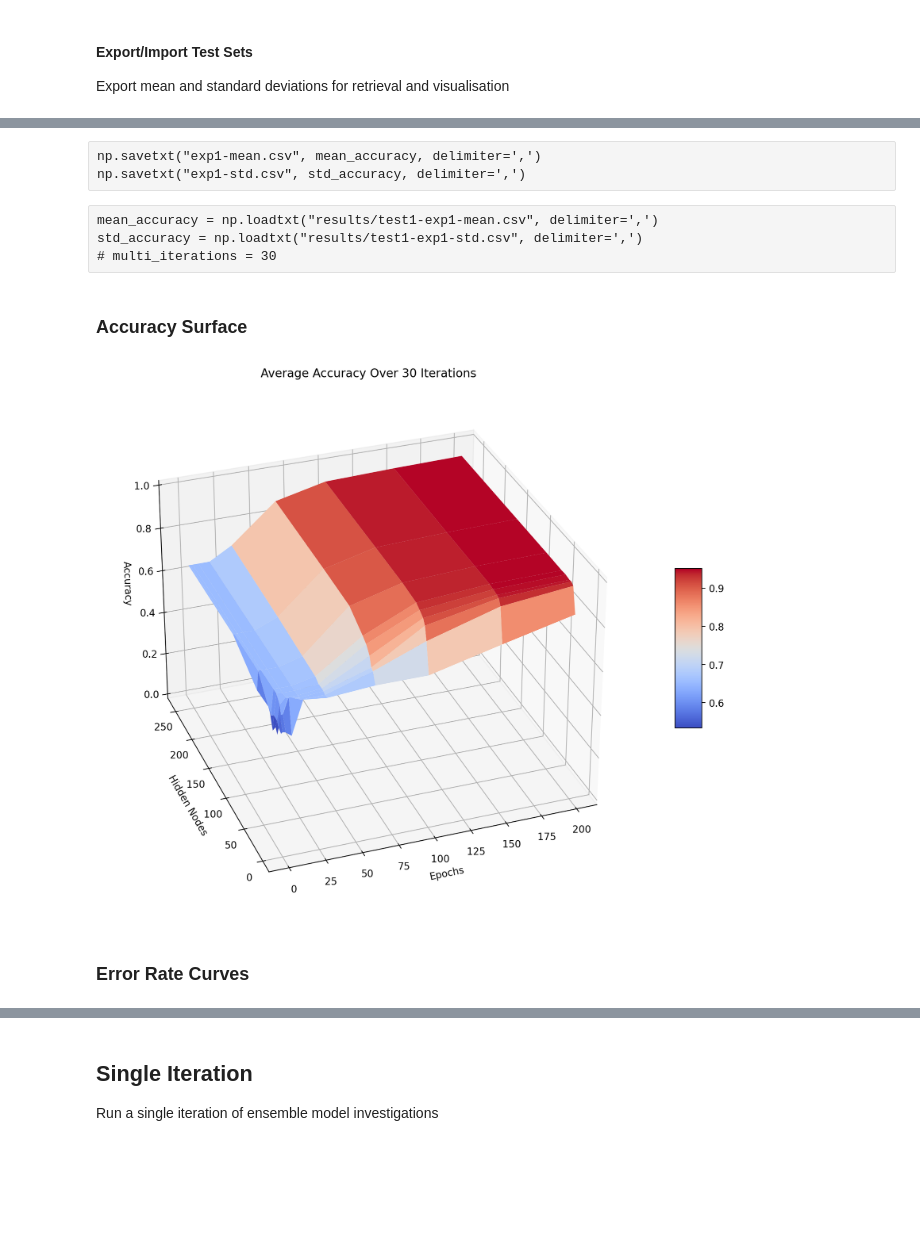
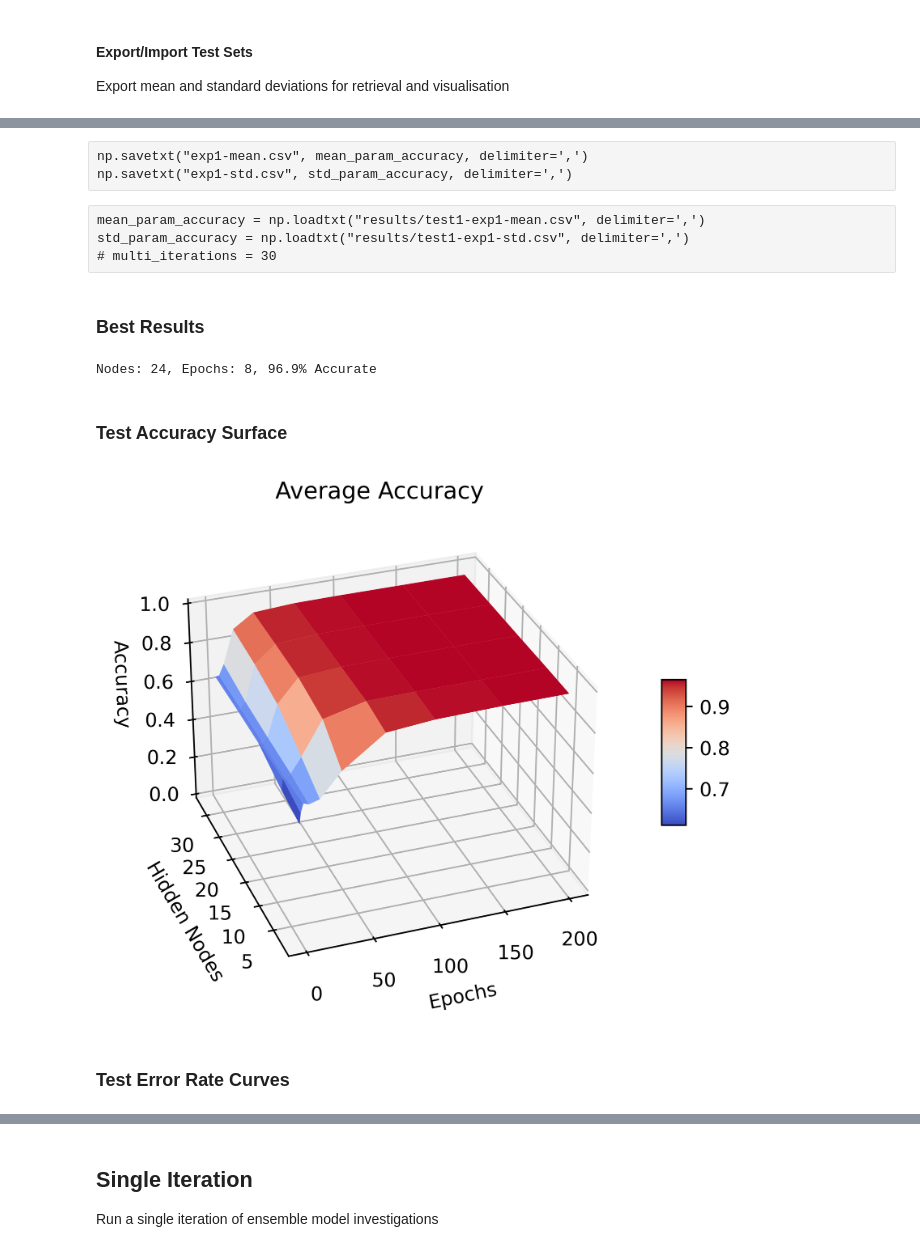
Before and after one commit to Sarsoo/SLP-Training, a Jupyter notebook: nncw.ipynb, the cells around one changed output, grey strips where cells are left out. Saved outputs shown, nothing was run; the diff lists cells and outputs as text; code cells hidden in the pictures; blank space fills up the shorter version.

```diff
--- a/nncw.ipynb
+++ b/nncw.ipynb
@@ -10,9 +10,10 @@ import seaborn as sns
 import random
 import pickle
 import json
+import math
 
 from sklearn.model_selection import train_test_split
 
-fig_dpi = 200
+fig_dpi = 500
 
 %load_ext tensorboard
@@ -175,6 +144,6 @@ epochs = [1, 2, 4, 8, 16, 32, 64, 100]
 # %%
-hidden_nodes = [2, 8, 12, 16, 24, 32, 64, 128]
-epochs = [1, 2, 4, 8, 16, 32, 64, 100]
+hidden_nodes = [2, 8, 16, 24, 32]
+epochs = [1, 2, 4, 8, 16, 32, 64, 100, 150, 200]
 
 def evaluate_parameters(hidden_nodes=hidden_nodes,
                         epochs=epochs,
@@ -354,10 +346,10 @@ for i in range(multi_iterations):
                                                   dtest=data_test,
                                                   ltrain=labels_train,
                                                   ltest=labels_test,
-                                                  optimizer=lambda: tf.keras.optimizers.SGD(learning_rate=0.5, momentum=0.1),
+                                                  optimizer=lambda: tf.keras.optimizers.SGD(learning_rate=1.5, momentum=0.5),
                                                   return_model=False,
                                                   print_params=False,
-                                                  batch_size=128)))
+                                                  batch_size=20)))
 # %% [output]
 Iteration 1/30
 Iteration 2/30
@@ -387,12 +379,26 @@ multi_param_epochs = sorted(list({i["epochs"] for i in multi_param_results[0]}))
 multi_param_nodes = sorted(list({i["nodes"] for i in multi_param_results[0]}))
 multi_param_iter = len(multi_param_results)
 
-accuracy_tensor = np.zeros((multi_param_iter, len(multi_param_nodes), len(multi_param_epochs)))
+accuracy_tensor = np.zeros((multi_param_iter, 2, len(multi_param_nodes), len(multi_param_epochs)))
 for iter_idx, iteration in enumerate(multi_param_results):
     for single_test in iteration:
         accuracy_tensor[iter_idx,
+                        0,
                         multi_param_nodes.index(single_test['nodes']),
                         multi_param_epochs.index(single_test['epochs'])] = single_test["results"][1]
 
-mean_accuracy = np.mean(accuracy_tensor, axis=0)
-std_accuracy = np.std(accuracy_tensor, axis=0)
+        accuracy_tensor[iter_idx,
+                        1,
+                        multi_param_nodes.index(single_test['nodes']),
+                        multi_param_epochs.index(single_test['epochs'])] = single_test["history"]["accuracy"][-1]
+
+mean_param_accuracy = np.mean(accuracy_tensor, axis=0)
+std_param_accuracy = np.std(accuracy_tensor, axis=0)
+
+print(f'{multi_param_iter} Tests')
+print(f'Nodes: {multi_param_nodes}')
+print(f'Epochs: {multi_param_epochs}')
+print()
+print(f'Loss: {multi_param_results[0][0]["loss"]}')
+print(f'LR: {multi_param_results[0][0]["optimizer"]["learning_rate"]}')
+print(f'Momentum: {multi_param_results[0][0]["optimizer"]["momentum"]}')
@@ -407,31 +422,45 @@ multi_param_results = pickle.load(open("results/exp1-test1.p", "rb"))
 # %% [raw]
-np.savetxt("exp1-mean.csv", mean_accuracy, delimiter=',')
-np.savetxt("exp1-std.csv", std_accuracy, delimiter=',')
+np.savetxt("exp1-mean.csv", mean_param_accuracy, delimiter=',')
+np.savetxt("exp1-std.csv", std_param_accuracy, delimiter=',')
 # %% [raw]
-mean_accuracy = np.loadtxt("results/test1-exp1-mean.csv", delimiter=',')
-std_accuracy = np.loadtxt("results/test1-exp1-std.csv", delimiter=',')
+mean_param_accuracy = np.loadtxt("results/test1-exp1-mean.csv", delimiter=',')
+std_param_accuracy = np.loadtxt("results/test1-exp1-std.csv", delimiter=',')
 # multi_iterations = 30
+# %% [markdown]
+### Best Results
+# %%
+best_param_accuracy_idx = np.unravel_index(np.argmax(mean_param_accuracy[0, :, :]), mean_param_accuracy.shape)
+best_param_accuracy = mean_param_accuracy[best_param_accuracy_idx]
+best_param_accuracy_nodes = multi_param_nodes[best_param_accuracy_idx[1]]
+best_param_accuracy_epochs = multi_param_epochs[best_param_accuracy_idx[2]]
+
+print(f'Nodes: {best_param_accuracy_nodes}, Epochs: {best_param_accuracy_epochs}, {np.round(best_param_accuracy * 100, 1)}% Accurate')
+# %% [output]
+Nodes: 24, Epochs: 8, 96.9% Accurate
 # %% [markdown]
-### Accuracy Surface
+### Test Accuracy Surface
 # %%
 X, Y = np.meshgrid(multi_param_epochs, multi_param_nodes)
 
-fig = plt.figure(figsize=(15, 10))
+# fig = plt.figure(figsize=(10, 5))
+fig = plt.figure()
 fig.set_dpi(fig_dpi)
 ax = plt.axes(projection='3d')
 
-surf = ax.plot_surface(X, Y, mean_accuracy, cmap='coolwarm')
-ax.set_title(f'Average Accuracy Over {multi_param_iter} Iterations')
+surf = ax.plot_surface(X, Y, mean_param_accuracy[0, :, :], cmap='coolwarm')
+ax.set_title(f'Average Accuracy')
 ax.set_xlabel('Epochs')
 ax.set_ylabel('Hidden Nodes')
 ax.set_zlabel('Accuracy')
 ax.view_init(30, -110)
 ax.set_zlim([0, 1])
 fig.colorbar(surf, shrink=0.3, aspect=6)
 
+plt.tight_layout()
+plt.savefig(f'graphs/{exp1_testname}-acc-surf.png')
 plt.show()
 # %% [output]
-[figure, old version]
+[figure, new version]
 # %% [markdown]
-### Error Rate Curves
+### Test Error Rate Curves
 # %%
```
Also changed, not shown: parts of 27 cells of this notebook, 16 other files.
